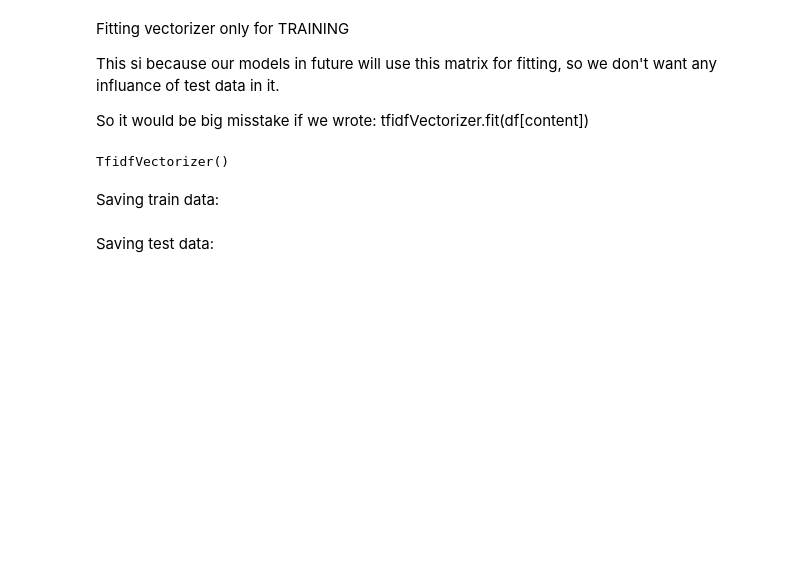
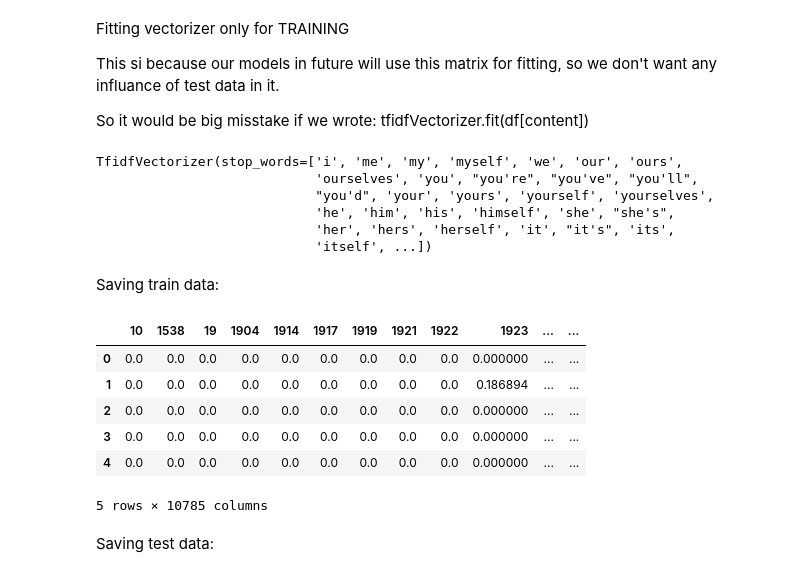
Before and after one commit to MATF-istrazivanje-podataka-1/2023_Data_Mining_Poetry_Dataset, a Jupyter notebook: Preprocessing.ipynb, the cells around one changed output. Saved outputs shown, nothing was run; the diff lists cells and outputs as text; code cells hidden in the pictures; blank space fills up the shorter version.

```diff
--- a/Preprocessing.ipynb
+++ b/Preprocessing.ipynb
@@ -83,0 +113,2 @@ df.head()
+# %%
+stopWords = stopwords.words('english')
@@ -92,7 +139,7 @@ X_train, X_test, y_train, y_test = train_test_split(df['content'], df['age'], tr
 # %% [markdown]
 Creating TF-IDF matrix for training data:
 # %%
-tfidfVectorizer = TfidfVectorizer()
+tfidfVectorizer = TfidfVectorizer(stop_words = stopWords)
 # %% [markdown]
 Fitting vectorizer only for TRAINING
 
@@ -102,6 +149,11 @@ So it would be big misstake if we wrote: tfidfVectorizer.fit(df[content])
 # %%
 tfidfVectorizer.fit(X_train)
 # %% [output]
-TfidfVectorizer()
+TfidfVectorizer(stop_words=['i', 'me', 'my', 'myself', 'we', 'our', 'ours',
+                            'ourselves', 'you', "you're", "you've", "you'll",
+                            "you'd", 'your', 'yours', 'yourself', 'yourselves',
+                            'he', 'him', 'his', 'himself', 'she', "she's",
+                            'her', 'hers', 'herself', 'it', "it's", 'its',
+                            'itself', ...])
 # %% [markdown]
 Saving train data:
@@ -111,3 +160,15 @@ dfTrain = pd.DataFrame(tfidf_TrainX.toarray(), columns=tfidfVectorizer.get_featu
+# %%
+tfidf_TrainX = tfidfVectorizer.transform(X_train)
+dfTrain = pd.DataFrame(tfidf_TrainX.toarray(), columns=tfidfVectorizer.get_feature_names_out())
+dfTrain.head()
+# %% [output]
+|  | 10 | 1538 | 19 | 1904 | 1914 | 1917 | 1919 | 1921 | 1922 | 1923 | ... | ... |
+| 0 | 0.0 | 0.0 | 0.0 | 0.0 | 0.0 | 0.0 | 0.0 | 0.0 | 0.0 | 0.000000 | ... | ... |
+| 1 | 0.0 | 0.0 | 0.0 | 0.0 | 0.0 | 0.0 | 0.0 | 0.0 | 0.0 | 0.186894 | ... | ... |
+| 2 | 0.0 | 0.0 | 0.0 | 0.0 | 0.0 | 0.0 | 0.0 | 0.0 | 0.0 | 0.000000 | ... | ... |
+| 3 | 0.0 | 0.0 | 0.0 | 0.0 | 0.0 | 0.0 | 0.0 | 0.0 | 0.0 | 0.000000 | ... | ... |
+| 4 | 0.0 | 0.0 | 0.0 | 0.0 | 0.0 | 0.0 | 0.0 | 0.0 | 0.0 | 0.000000 | ... | ... |
+5 rows × 10785 columns
 # %%
 dfTrain.to_csv('data/train/X_train.csv', index=False)
 y_train.to_csv('data/train/y_train.csv', index=False)
```
Also changed, not shown: parts of 12 cells of this notebook, 14 other files.
